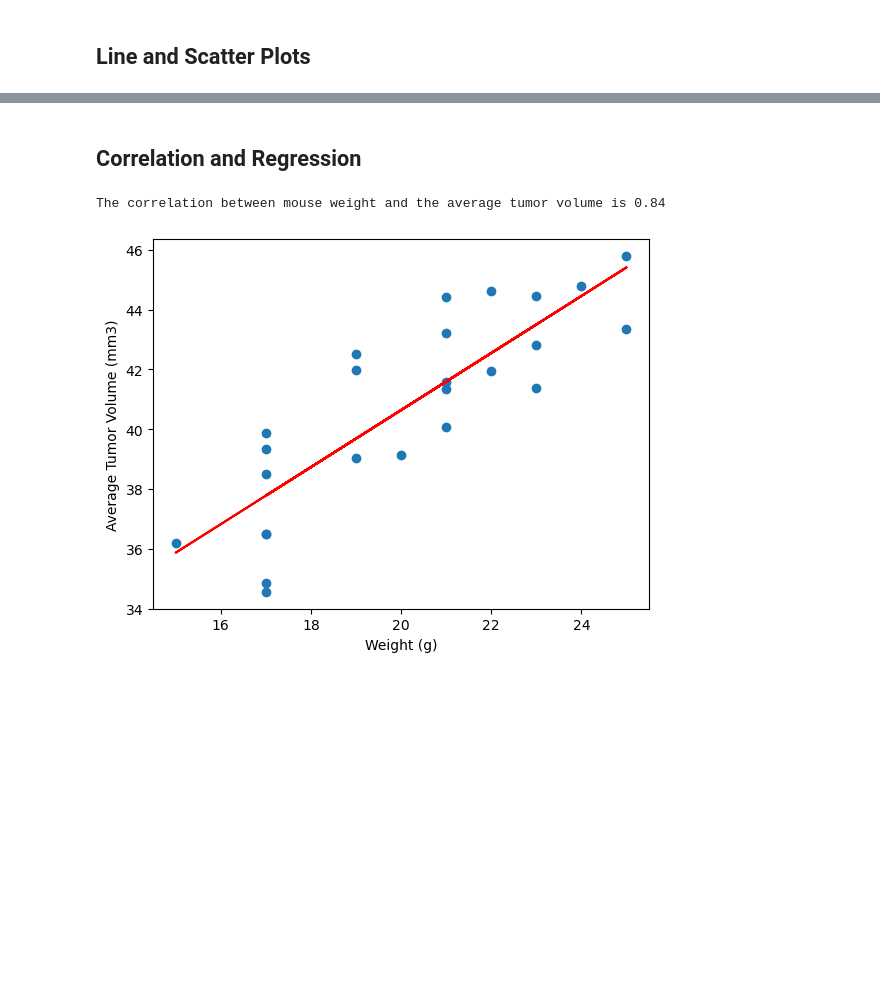
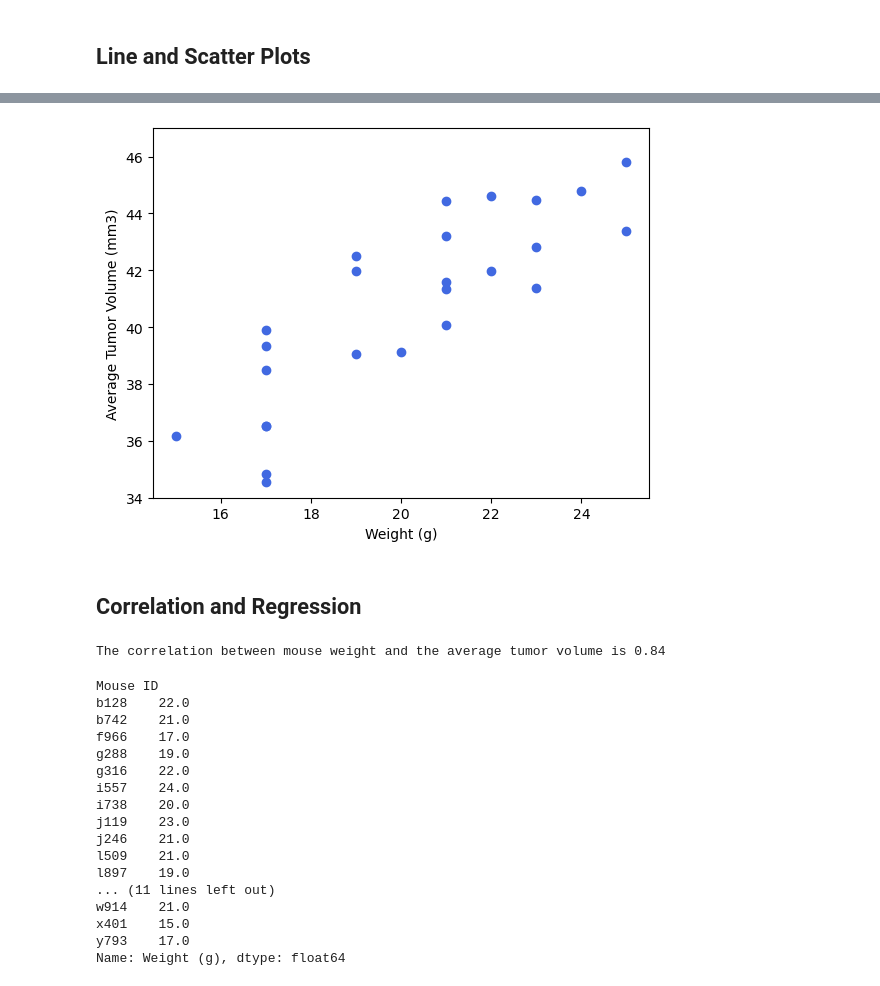
Before and after one commit to dragatuso/Module_5_Challenge, a Jupyter notebook: Pymaceuticals/pymaceuticals_starter.ipynb, the cells around one changed output, grey strips where cells are left out. Saved outputs shown, nothing was run; the diff lists cells and outputs as text; code cells hidden in the pictures; blank space fills up the shorter version.

```diff
--- a/Pymaceuticals/pymaceuticals_starter.ipynb
+++ b/Pymaceuticals/pymaceuticals_starter.ipynb
@@ -317,8 +342,39 @@ Ceftamin's potential outliers: Series([], Name: Tumor Volume (mm3), dtype: float
+# %%
+# Generate a scatter plot of mouse weight vs. the average observed tumor volume for the entire Capomulin regimen
+scatter_df=merged_df.loc[merged_df['Drug Regimen']=='Capomulin'].groupby('Mouse ID')
+scatter_mean=scatter_df['Tumor Volume (mm3)'].mean()
+weight=scatter_df['Weight (g)'].unique()
+
+plt.scatter(weight, scatter_mean, marker="o", facecolors="royalblue", edgecolors="royalblue")
+plt.ylim(34,47)
+plt.xlabel("Weight (g)")
+plt.gca().set_ylabel('Average Tumor Volume (mm3)')
+plt.show()
+# %% [output]
+[figure, added]
 # %% [markdown]
 ## Correlation and Regression
 # %%
 # Calculate the correlation coefficient and a linear regression model
 # for mouse weight and average observed tumor volume for the entire Capomulin regimen
+correlation = st.pearsonr(weight,scatter_mean)
+print(f"The correlation between mouse weight and the average tumor volume is {round(correlation[0][0],2)}")
 # %% [output]
 The correlation between mouse weight and the average tumor volume is 0.84
-[figure, removed]
+Mouse ID
+b128    22.0
+b742    21.0
+f966    17.0
+g288    19.0
+g316    22.0
+i557    24.0
+i738    20.0
+j119    23.0
+j246    21.0
+l509    21.0
+l897    19.0
+... (11 lines left out)
+w914    21.0
+x401    15.0
+y793    17.0
+Name: Weight (g), dtype: float64
```
Also changed, not shown: parts of 9 cells of this notebook.
